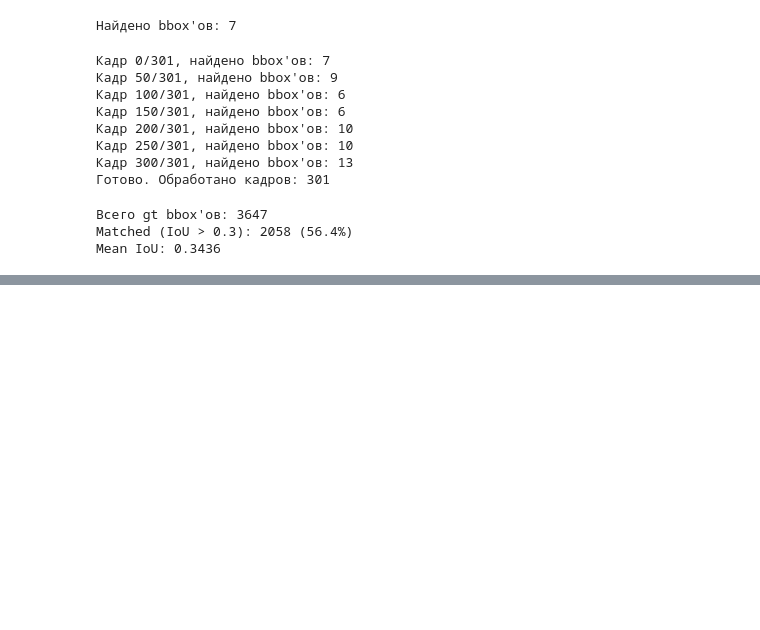
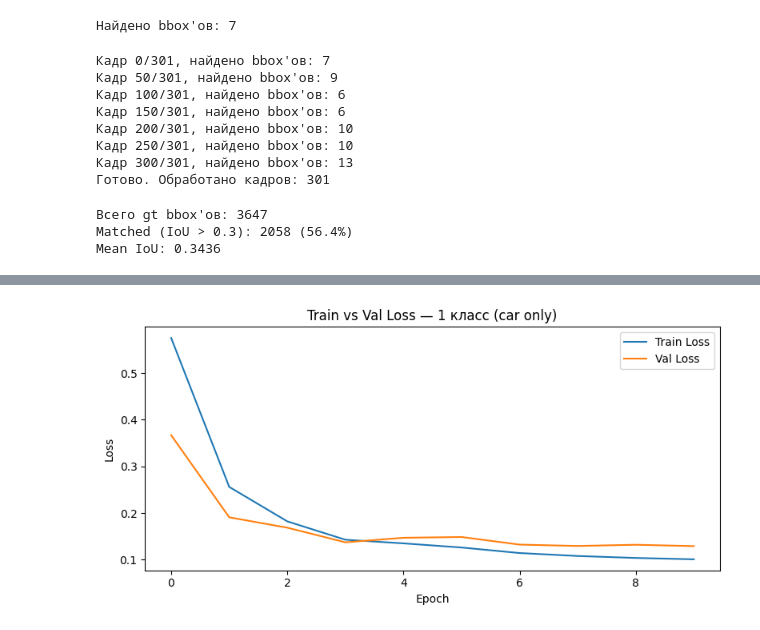
Before and after one commit to kat10n/Datascience_labs, a Jupyter notebook: Lab3/Lab3.ipynb, the cells around one changed output, grey strips where cells are left out. Cells and saved outputs as stored; diff of their text form; code cells hidden in the pictures; blank space fills up the shorter version.

Commit message:
обучила 2 модели, добавила README.md и markdown

```diff
--- a/Lab3/Lab3.ipynb
+++ b/Lab3/Lab3.ipynb
@@ -687,0 +715,11 @@ Epoch 01/20 | Train Loss: 0.4883 | Val Loss: 0.3867
+# %%
+# DataLoader'ы для модели с 1 классом (car only)
+train_dataset_car = CarDataset("coco_car_only.json", "frames_clean", train_ids, augment=True)
+val_dataset_car   = CarDataset("coco_car_only.json", "frames_clean", val_ids,   augment=False)
+test_dataset_car  = CarDataset("coco_car_only.json", "frames_clean", test_ids,  augment=False)
+
+train_loader_car = DataLoader(train_dataset_car, batch_size=2, shuffle=True,  collate_fn=collate_fn)
+val_loader_car   = DataLoader(val_dataset_car,   batch_size=2, shuffle=False, collate_fn=collate_fn)
+test_loader_car  = DataLoader(test_dataset_car,  batch_size=2, shuffle=False, collate_fn=collate_fn)
+
+print(f"Car-only - Train: {len(train_dataset_car)}, Val: {len(val_dataset_car)}, Test: {len(test_dataset_car)}")
@@ -687,0 +871,68 @@ Epoch 01/20 | Train Loss: 0.4883 | Val Loss: 0.3867
+# %%
+torchvision.models.detection.roi_heads.fastrcnn_loss = _original_loss
+
+model_car = fasterrcnn_resnet50_fpn(weights="DEFAULT")
+in_features_car = model_car.roi_heads.box_predictor.cls_score.in_features
+model_car.roi_heads.box_predictor = FastRCNNPredictor(in_features_car, num_classes=2)
+model_car.to(device)
+
+optimizer_car = torch.optim.SGD(model_car.parameters(), lr=0.005, momentum=0.9, weight_decay=0.0005)
+scheduler_car = torch.optim.lr_scheduler.StepLR(optimizer_car, step_size=3, gamma=0.5)
+
+best_val_loss_car = float("inf")
+patience_counter_car = 0
+train_losses_car, val_losses_car = [], []
+
+for epoch in range(NUM_EPOCHS):
+    model_car.train()
+    epoch_loss = 0
+    for imgs, targets in train_loader_car:
+        imgs    = [img.to(device) for img in imgs]
+        targets = [{k: v.to(device) for k, v in t.items()} for t in targets]
+        loss_dict = model_car(imgs, targets)
+        loss = sum(loss_dict.values())
+        optimizer_car.zero_grad()
+        loss.backward()
+        optimizer_car.step()
+        epoch_loss += loss.item()
+
+    train_loss = epoch_loss / len(train_loader_car)
+    train_losses_car.append(train_loss)
+
+    model_car.train()
+    val_loss = 0
+    with torch.no_grad():
+        for imgs, targets in val_loader_car:
+            imgs    = [img.to(device) for img in imgs]
+            targets = [{k: v.to(device) for k, v in t.items()} for t in targets]
+            loss_dict = model_car(imgs, targets)
+            val_loss += sum(loss_dict.values()).item()
+
+    val_loss /= len(val_loader_car)
+    val_losses_car.append(val_loss)
+    scheduler_car.step()
+
+    print(f"Epoch {epoch+1:02d}/{NUM_EPOCHS} | Train: {train_loss:.4f} | Val: {val_loss:.4f}")
+
+    if val_loss < best_val_loss_car:
+        best_val_loss_car = val_loss
+        patience_counter_car = 0
+        torch.save(model_car.state_dict(), "best_model_car.pth")
+        print(f"  ✓ Лучшая модель сохранена (val_loss={val_loss:.4f})")
+    else:
+        patience_counter_car += 1
+        if patience_counter_car >= patience:
+            print(f"  Early stopping на эпохе {epoch+1}")
+            break
+
+plt.figure(figsize=(8, 4))
+plt.plot(train_losses_car, label="Train Loss")
+plt.plot(val_losses_car, label="Val Loss")
+plt.xlabel("Epoch")
+plt.ylabel("Loss")
+plt.title("Train vs Val Loss — 1 класс (car only)")
+plt.legend()
+plt.tight_layout()
+plt.savefig("loss_curve_car.png")
+plt.show()
+# %% [output]
@@ -687,0 +956 @@ Epoch 01/20 | Train Loss: 0.4883 | Val Loss: 0.3867
+[figure, added]
```
Also changed, not shown: parts of 38 cells of this notebook, 2 other files.
